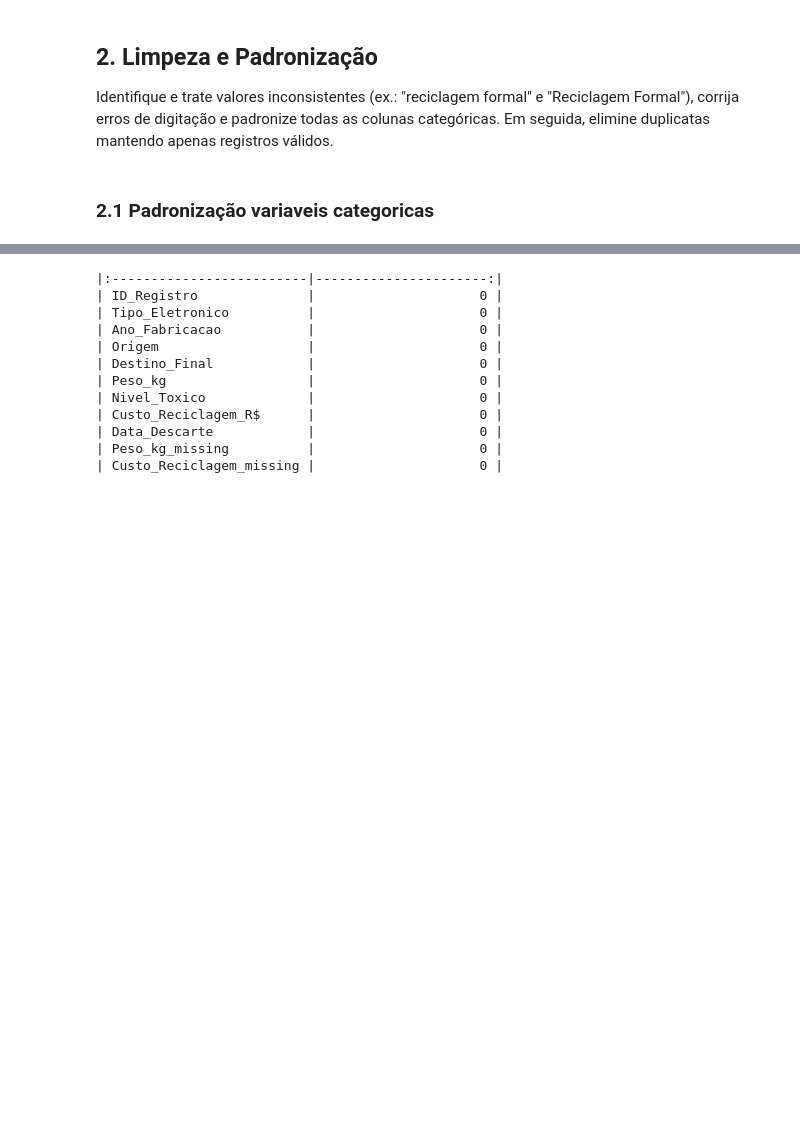
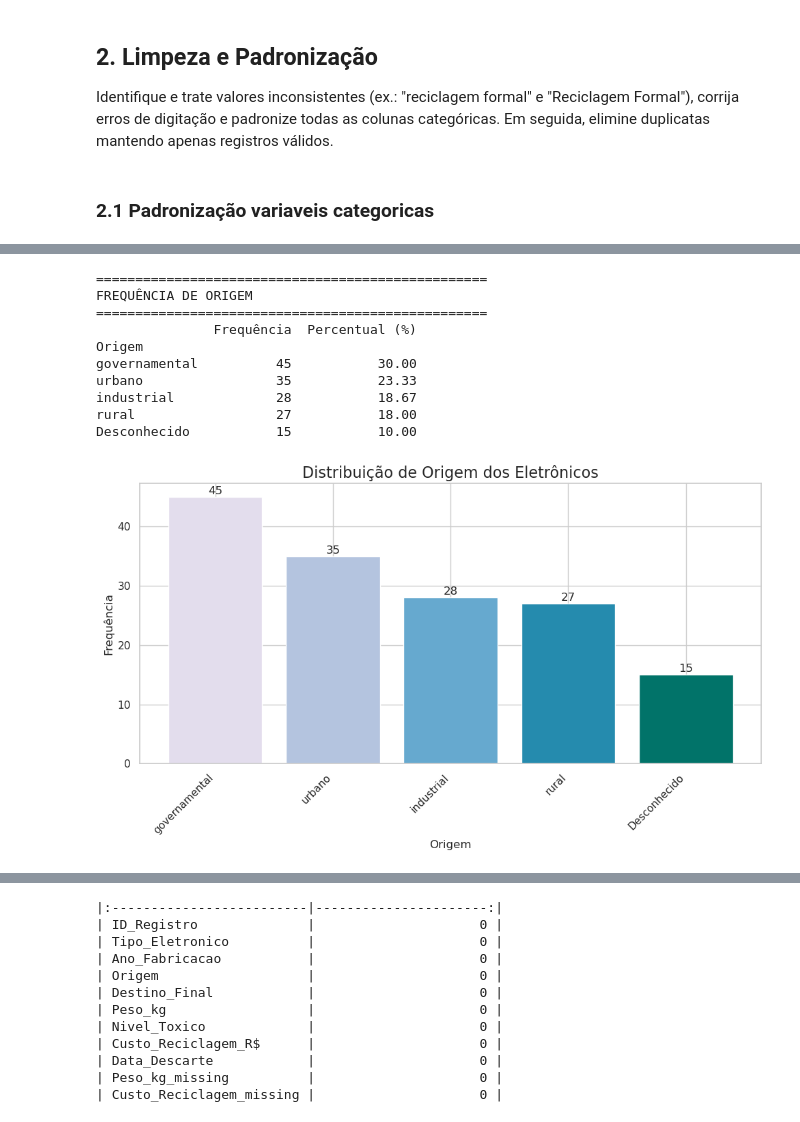
Before and after one commit to albertoakel/I2A2, a Jupyter notebook: notebook/I2A2_TAREFA6_GRUPO26_DRAFT.ipynb, the cells around one changed output, grey strips where cells are left out. Cells and saved outputs as stored; diff of their text form; code cells hidden in the pictures; blank space fills up the shorter version.

```diff
--- a/notebook/I2A2_TAREFA6_GRUPO26_DRAFT.ipynb
+++ b/notebook/I2A2_TAREFA6_GRUPO26_DRAFT.ipynb
@@ -165,0 +285,45 @@ df["Destino_Final"] = df["Destino_Final"].fillna("Desconhecido")
+# %%
+# 2. ANÁLISE DE ORIGEM
+print("=" * 50)
+print("FREQUÊNCIA DE ORIGEM")
+print("=" * 50)
+
+# Tabela de frequência
+freq_origem = df['Origem'].value_counts()
+freq_origem_perc = df['Origem'].value_counts(normalize=True) * 100
+
+tabela_origem = pd.DataFrame({
+    'Frequência': freq_origem,
+    'Percentual (%)': freq_origem_perc.round(2)
+})
+print(tabela_origem)
+print("\n")
+
+# Gráfico de barras - Origem
+plt.figure(figsize=(10, 6))
+bars = plt.bar(freq_origem.index, freq_origem.values, color=sns.color_palette("PuBuGn", len(freq_origem)))
+
+# Adicionar valores nas barras
+for bar in bars:
+    height = bar.get_height()
+    plt.text(bar.get_x() + bar.get_width()/2., height + 0.1,
+             f'{height}', ha='center', va='bottom')
+
+plt.title('Distribuição de Origem dos Eletrônicos', fontsize=16)
+plt.xlabel('Origem', fontsize=12)
+plt.ylabel('Frequência', fontsize=12)
+plt.xticks(rotation=45, ha='right')
+plt.tight_layout()
+plt.show()
+# %% [output]
+==================================================
+FREQUÊNCIA DE ORIGEM
+==================================================
+               Frequência  Percentual (%)
+Origem
+governamental          45           30.00
+urbano                 35           23.33
+industrial             28           18.67
+rural                  27           18.00
+Desconhecido           15           10.00
+[figure, added]
```
Also changed, not shown: parts of 13 cells of this notebook, 3 other files.
